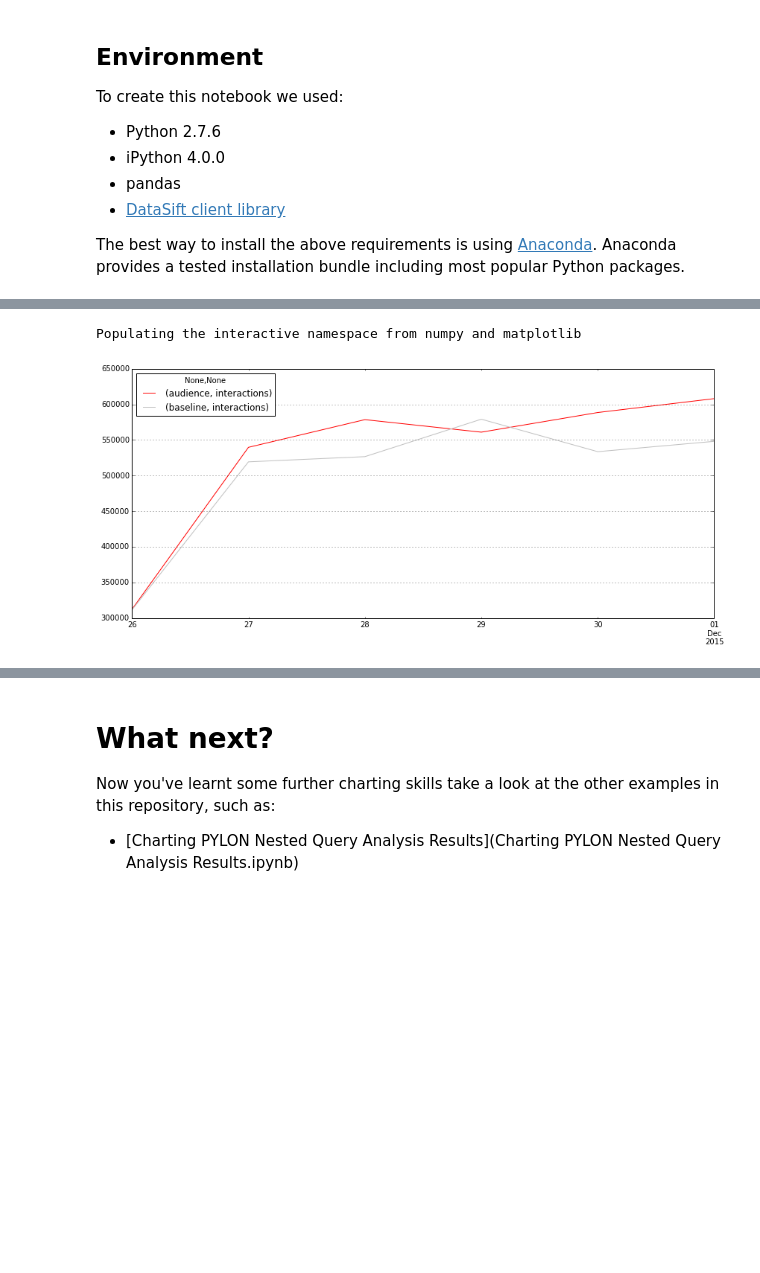
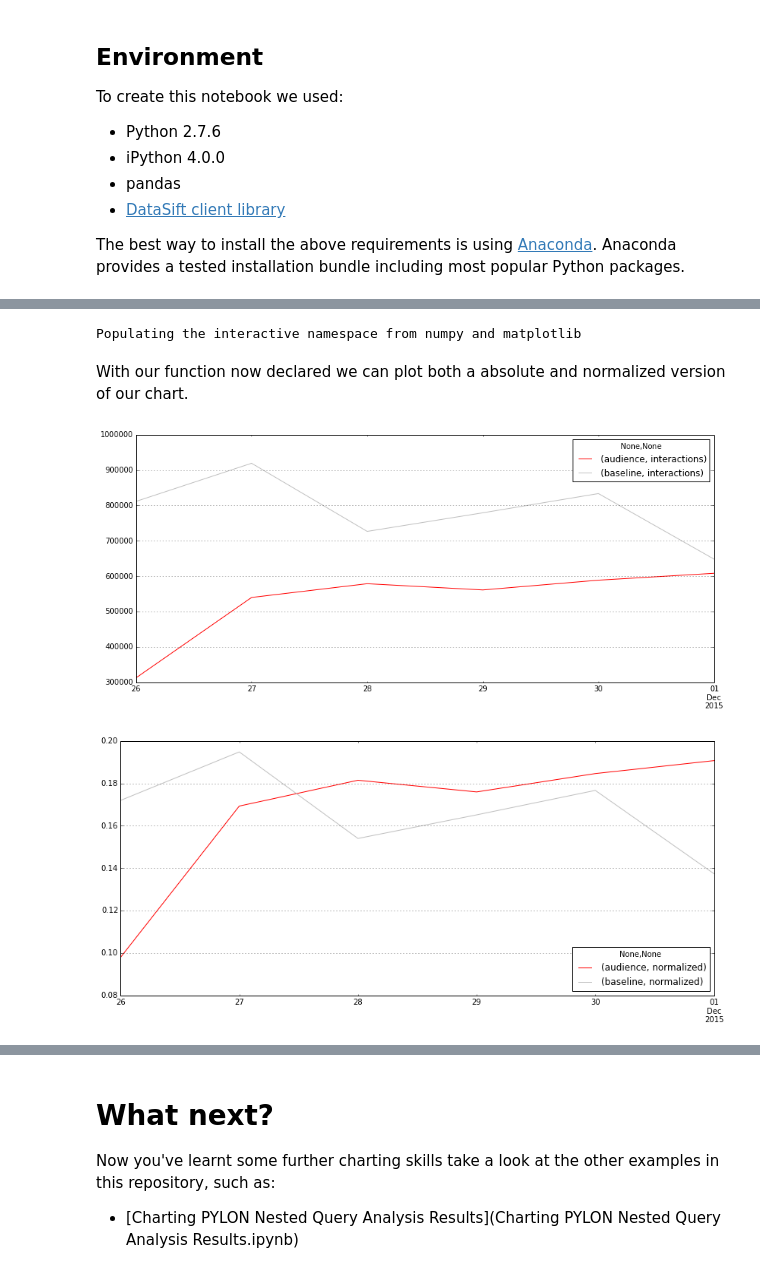
Before and after one commit to MeltwaterArchive/datasift-examples, a Jupyter notebook: pylon/ipython/facebook-topic-data/Charting PYLON Baselined Analysis Results.ipynb, the cells around one changed output, grey strips where cells are left out. Cells and saved outputs as stored; diff of their text form; code cells hidden in the pictures; blank space fills up the shorter version.

Commit message:
Added normalization and refactored to functions

```diff
--- a/pylon/ipython/facebook-topic-data/Charting PYLON Baselined Analysis Results.ipynb
+++ b/pylon/ipython/facebook-topic-data/Charting PYLON Baselined Analysis Results.ipynb
@@ -139,20 +213,38 @@ ts_baseline = json.loads(ts_baseline_result)
 # Import pandas for data manipulation
 import pandas as pd
 
-# Check result is not redacted
-if not ts_audience['analysis']['redacted'] and not ts_baseline['analysis']['redacted']:
+# Plots a timeseries baselined by number of interactions
+def chart_timeseries_baseline_interactions(ts_audience, ts_baseline, normalized=True):
 
-    # Extract results to dataframes & merge into one for plotting
-    df_audience = pd.DataFrame.from_records(ts_audience['analysis']['results'],index='key',exclude=['unique_authors'])
-    df_baseline = pd.DataFrame.from_records(ts_baseline['analysis']['results'],index='key',exclude=['unique_authors'])
-    df_plot = pd.concat([df_audience,df_baseline], axis=1, keys=['audience', 'baseline'])
+    if not ts_audience['analysis']['redacted'] and not ts_baseline['analysis']['redacted']:
 
-    # Map the index labels to readable dates
-    df_plot.index=df_plot.index.map(datetime.datetime.fromtimestamp)
+        df_audience = pd.DataFrame.from_records(ts_audience['analysis']['results'],index='key',exclude=['unique_authors'])
+        df_baseline = pd.DataFrame.from_records(ts_baseline['analysis']['results'],index='key',exclude=['unique_authors'])
 
-    # Sort the data and plot a chart
-    df_plot.sort().plot(figsize=(14,6), color=['red','silver'])
+        # If normalization is specified normalize each dataframe before plotting
+        if normalized:
+            df_audience = normalize_results(df_audience, 'interactions')
+            df_baseline = normalize_results(df_baseline, 'interactions')
+
+            # Drop data we don't want to plot
+            df_audience = df_audience.drop('interactions',1)
+            df_baseline = df_baseline.drop('interactions',1)
+
+        df_plot = pd.concat([df_audience,df_baseline], axis=1, keys=['audience', 'baseline'])
+
+        df_plot.index=df_plot.index.map(datetime.datetime.fromtimestamp)
+        df_plot.sort().plot(figsize=(14,6), color=['red','silver'])
 # %% [output]
 Populating the interactive namespace from numpy and matplotlib
-[figure, removed]
+# %% [markdown]
+With our function now declared we can plot both a absolute and normalized version of our chart.
+# %%
+# Absolute
+chart_timeseries_baseline_interactions(ts_audience, ts_baseline,normalized=False)
+
+# Normalized
+chart_timeseries_baseline_interactions(ts_audience, ts_baseline)
+# %% [output]
+[figure, added]
+[figure, added]
 # %% [markdown]
```
Also changed, not shown: parts of 16 cells of this notebook, 3 other files.
